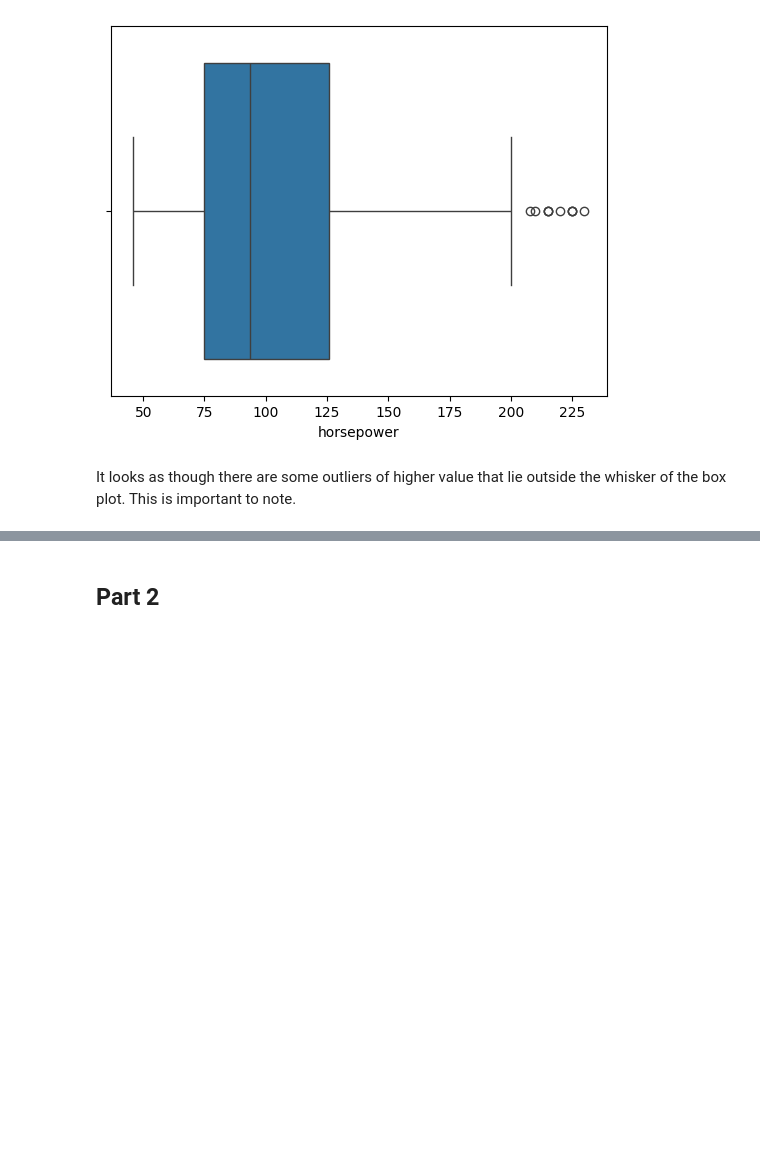
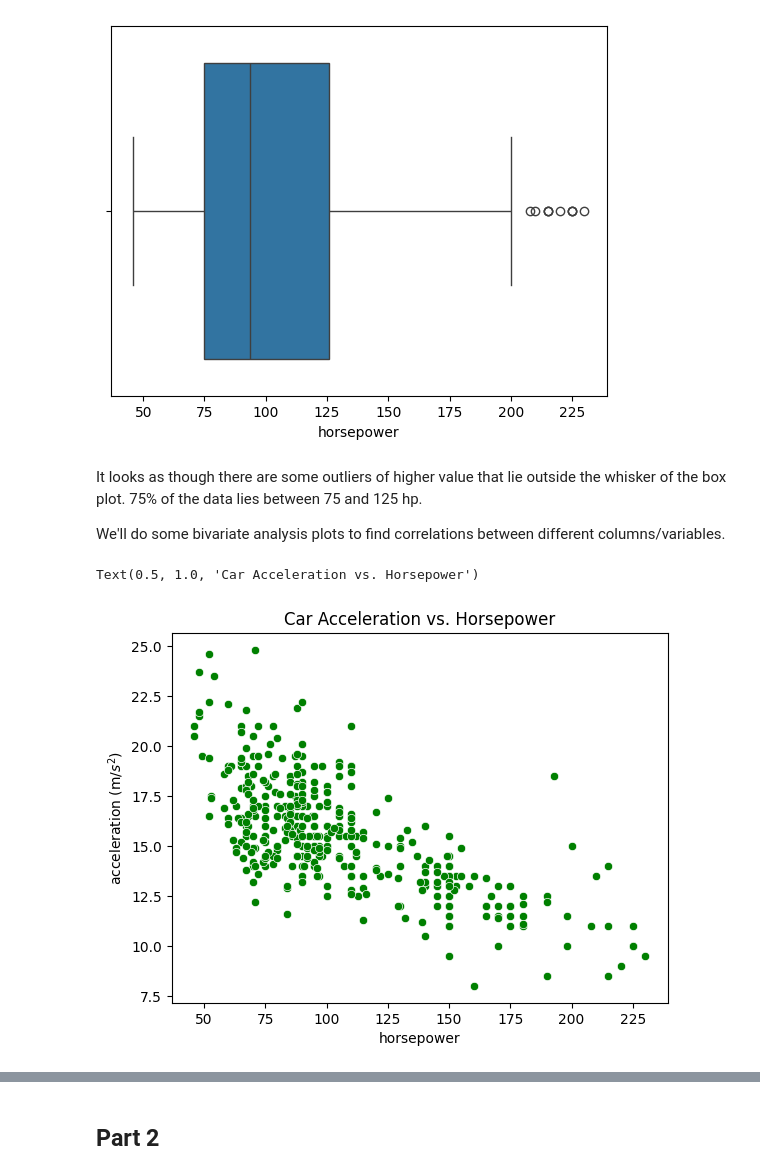
Before and after one commit to serenashah/coe379l-proj1, a Jupyter notebook: project1_notebook.ipynb, the cells around one changed output, grey strips where cells are left out. Cells and saved outputs as stored; diff of their text form; code cells hidden in the pictures; blank space fills up the shorter version.

```diff
--- a/project1_notebook.ipynb
+++ b/project1_notebook.ipynb
@@ -170,4 +161,14 @@ sns.boxplot(data=cars, x='horsepower')
 <Axes: xlabel='horsepower'>
 [figure]
 # %% [markdown]
-It looks as though there are some outliers of higher value that lie outside the whisker of the box plot. This is important to note.
+It looks as though there are some outliers of higher value that lie outside the whisker of the box plot. 75% of the data lies between 75 and 125 hp.
+
+We'll do some bivariate analysis plots to find correlations between different columns/variables.
+# %%
+# scatterplot bivariate analysis
+sns.scatterplot(data=cars, x='horsepower', y='acceleration', color='green')
+plt.ylabel("acceleration (m/$s^2$)")
+plt.title("Car Acceleration vs. Horsepower")
+# %% [output]
+Text(0.5, 1.0, 'Car Acceleration vs. Horsepower')
+[figure, added]
```
Also changed, not shown: parts of 9 cells of this notebook.
